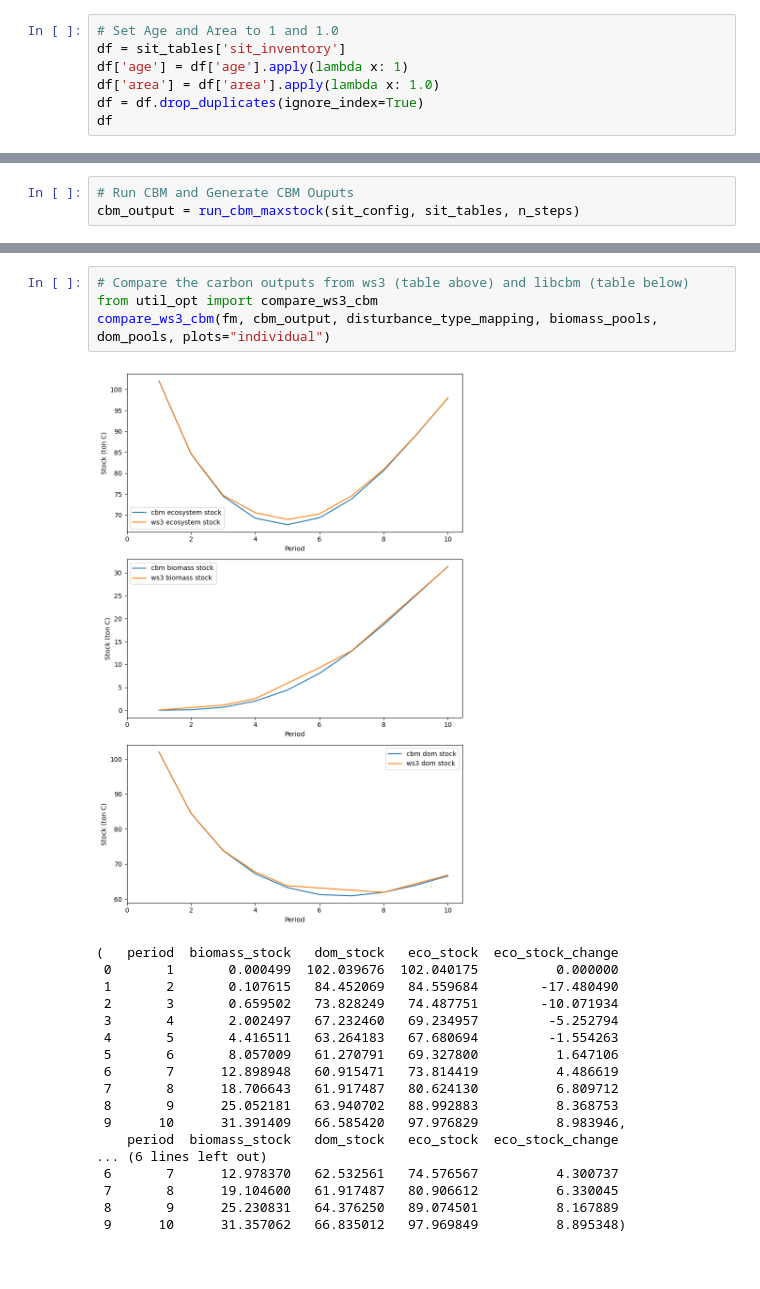
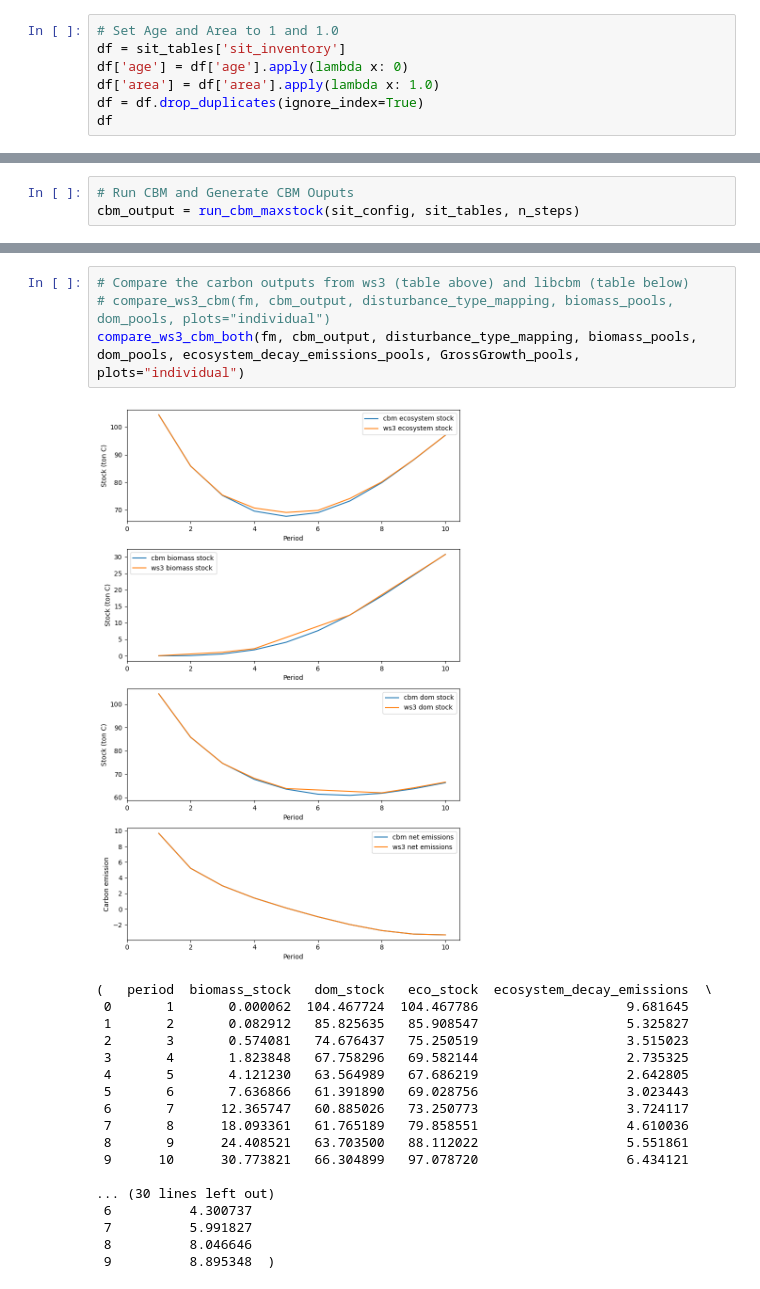
Before and after one commit to UBC-FRESH/nbds_mining, a Jupyter notebook: test_dss_build_carbon_curve_redchris_original.ipynb, the cells around one changed output, grey strips where cells are left out. Cells and saved outputs as stored; diff of their text form; blank space fills up the shorter version.

Commit message:
create successfully the emission yield curve

```diff
--- a/test_dss_build_carbon_curve_redchris_original.ipynb
+++ b/test_dss_build_carbon_curve_redchris_original.ipynb
@@ -329,7 +363,7 @@ sit_tables['sit_inventory']
 # %%
 # Set Age and Area to 1 and 1.0
 df = sit_tables['sit_inventory']
-df['age'] = df['age'].apply(lambda x: 1)
+df['age'] = df['age'].apply(lambda x: 0)
 df['area'] = df['area'].apply(lambda x: 1.0)
 df = df.drop_duplicates(ignore_index=True)
 df
@@ -474,26 +571,26 @@ cbm_report(fm, cbm_output, biomass_pools, dom_pools, fluxes, gross_growth)
 # %%
 # Compare the carbon outputs from ws3 (table above) and libcbm (table below)
-from util_opt import compare_ws3_cbm
-compare_ws3_cbm(fm, cbm_output, disturbance_type_mapping, biomass_pools, dom_pools, plots="individual")
+# compare_ws3_cbm(fm, cbm_output, disturbance_type_mapping, biomass_pools, dom_pools, plots="individual")
+compare_ws3_cbm_both(fm, cbm_output, disturbance_type_mapping, biomass_pools, dom_pools, ecosystem_decay_emissions_pools, GrossGrowth_pools, plots="individual")
 # %% [output]
-[figure, old version]
+[figure, new version]
-(   period  biomass_stock   dom_stock   eco_stock  eco_stock_change
- 0       1       0.000499  102.039676  102.040175          0.000000
- 1       2       0.107615   84.452069   84.559684        -17.480490
- 2       3       0.659502   73.828249   74.487751        -10.071934
- 3       4       2.002497   67.232460   69.234957         -5.252794
- 4       5       4.416511   63.264183   67.680694         -1.554263
- 5       6       8.057009   61.270791   69.327800          1.647106
- 6       7      12.898948   60.915471   73.814419          4.486619
- 7       8      18.706643   61.917487   80.624130          6.809712
- 8       9      25.052181   63.940702   88.992883          8.368753
- 9      10      31.391409   66.585420   97.976829          8.983946,
-    period  biomass_stock   dom_stock   eco_stock  eco_stock_change
-... (6 lines left out)
- 6       7      12.978370   62.532561   74.576567          4.300737
- 7       8      19.104600   61.917487   80.906612          6.330045
- 8       9      25.230831   64.376250   89.074501          8.167889
- 9      10      31.357062   66.835012   97.969849          8.895348)
+(   period  biomass_stock   dom_stock   eco_stock  ecosystem_decay_emissions  \
+ 0       1       0.000062  104.467724  104.467786                   9.681645
+ 1       2       0.082912   85.825635   85.908547                   5.325827
+ 2       3       0.574081   74.676437   75.250519                   3.515023
+ 3       4       1.823848   67.758296   69.582144                   2.735325
+ 4       5       4.121230   63.564989   67.686219                   2.642805
+ 5       6       7.636866   61.391890   69.028756                   3.023443
+ 6       7      12.365747   60.885026   73.250773                   3.724117
+ 7       8      18.093361   61.765189   79.858551                   4.610036
+ 8       9      24.408521   63.703500   88.112022                   5.551861
+ 9      10      30.773821   66.304899   97.078720                   6.434121
+
+... (30 lines left out)
+ 6          4.300737
+ 7          5.991827
+ 8          8.046646
+ 9          8.895348  )
 # %%
 print('It took', round((time.time() - Start) / 60, 1), "minutes to run this script.")
 # %% [output]
```
Also changed, not shown: parts of 24 cells of this notebook, 6 other files.
